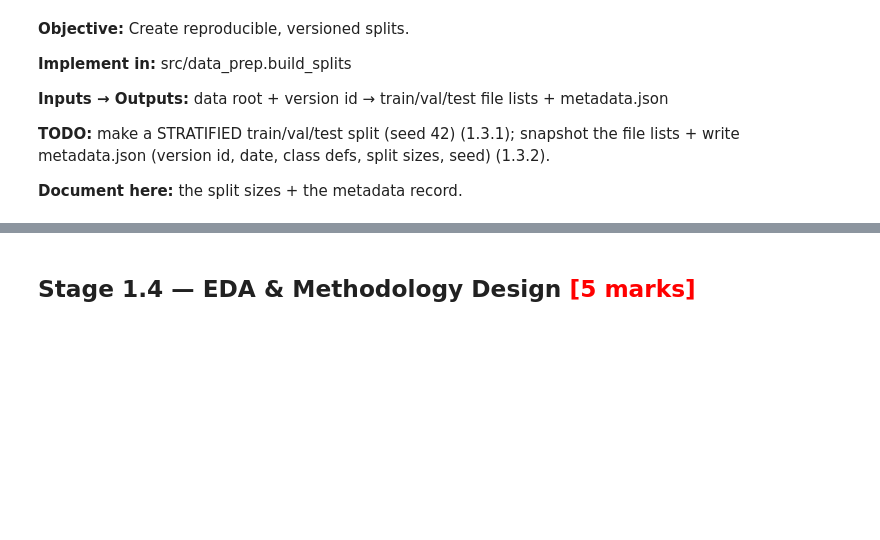
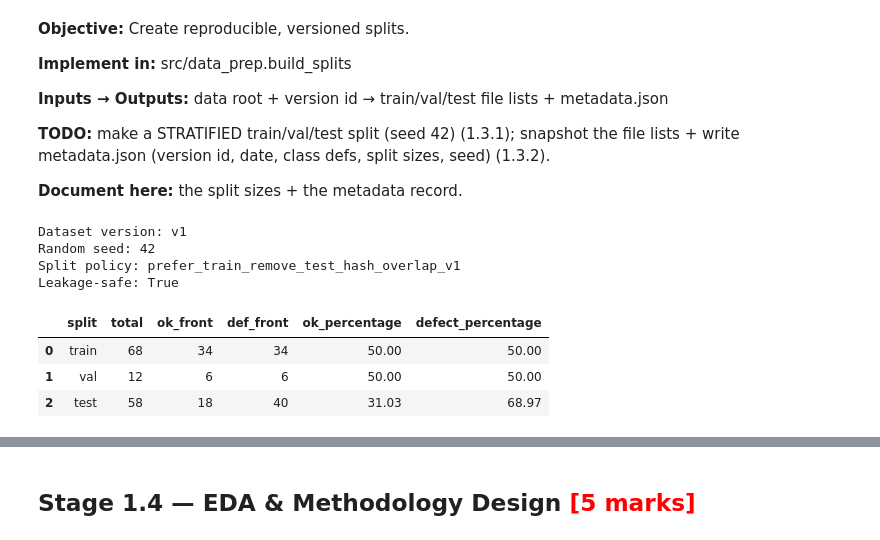
Before and after one commit to narendhar007/capstone, a Jupyter notebook: Data_Preparation.ipynb, the cells around one changed output, grey strips where cells are left out. Cells and saved outputs as stored; diff of their text form; code cells hidden in the pictures; blank space fills up the shorter version.

```diff
--- a/Data_Preparation.ipynb
+++ b/Data_Preparation.ipynb
@@ -360,3 +360,51 @@ final partition.
 **Document here:** the split sizes + the metadata record.
 # %%
 # TODO 1.3.1-1.3.2: meta = data_prep.build_splits(root, 'v1'); print(meta['split_info'])
+#Build the dataset splits using the specified version identifier and print the metadata information, including version ID, random seed,
+# split policy, and leakage check status.
+meta = data_prep.build_splits(root, "v1")
+
+print(f"Dataset version: {meta['version_id']}")
+print(f"Random seed: {meta['random_seed']}")
+print(f"Split policy: {meta['split_policy']}")
+print(
+    "Leakage-safe:",
+    meta["leakage_check"]["passed"],
+)
+# %% [output]
+Dataset version: v1
+Random seed: 42
+Split policy: prefer_train_remove_test_hash_overlap_v1
+Leakage-safe: True
+# %%
+# Display the split information, including the size of each split and the class counts and percentages for each class
+split_rows = []
+
+for split_name, split_result in meta["split_info"].items():
+    split_rows.append(
+        {
+            "split": split_name,
+            "total": split_result["size"],
+            "ok_front": split_result[
+                "class_counts"
+            ]["ok_front"],
+            "def_front": split_result[
+                "class_counts"
+            ]["def_front"],
+            "ok_percentage": split_result[
+                "class_percentages"
+            ]["ok_front"],
+            "defect_percentage": split_result[
+                "class_percentages"
+            ]["def_front"],
+        }
+    )
+
+split_summary_df = pd.DataFrame(split_rows)
+
+display(split_summary_df)
+# %% [output]
+|  | split | total | ok_front | def_front | ok_percentage | defect_percentage |
+| 0 | train | 68 | 34 | 34 | 50.00 | 50.00 |
+| 1 | val | 12 | 6 | 6 | 50.00 | 50.00 |
+| 2 | test | 58 | 18 | 40 | 31.03 | 68.97 |
```
Also changed, not shown: parts of 6 cells of this notebook, 5 other files.
